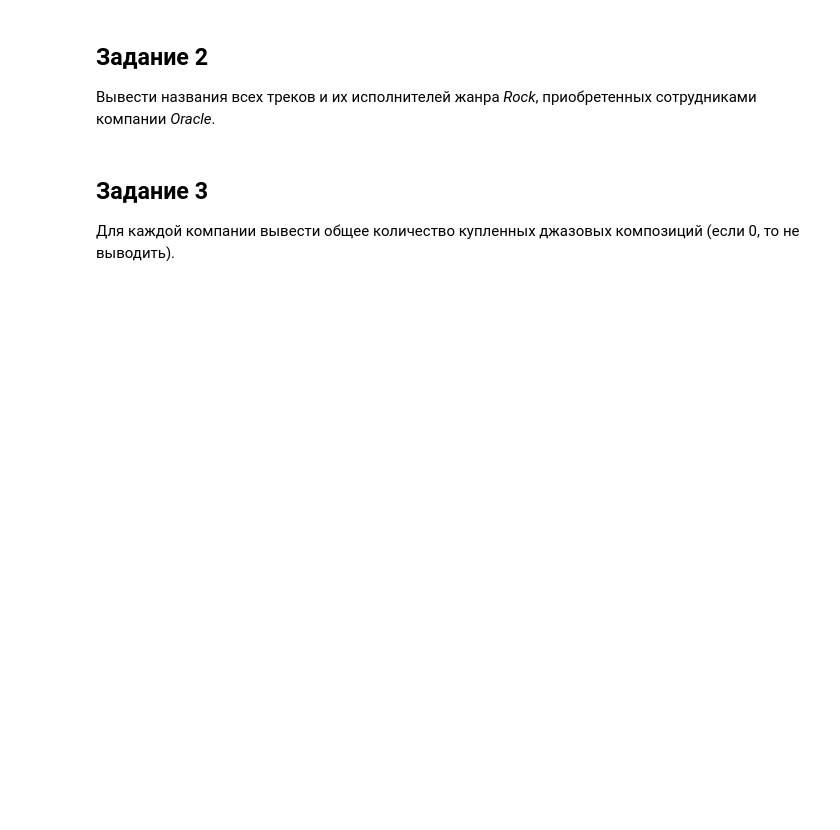
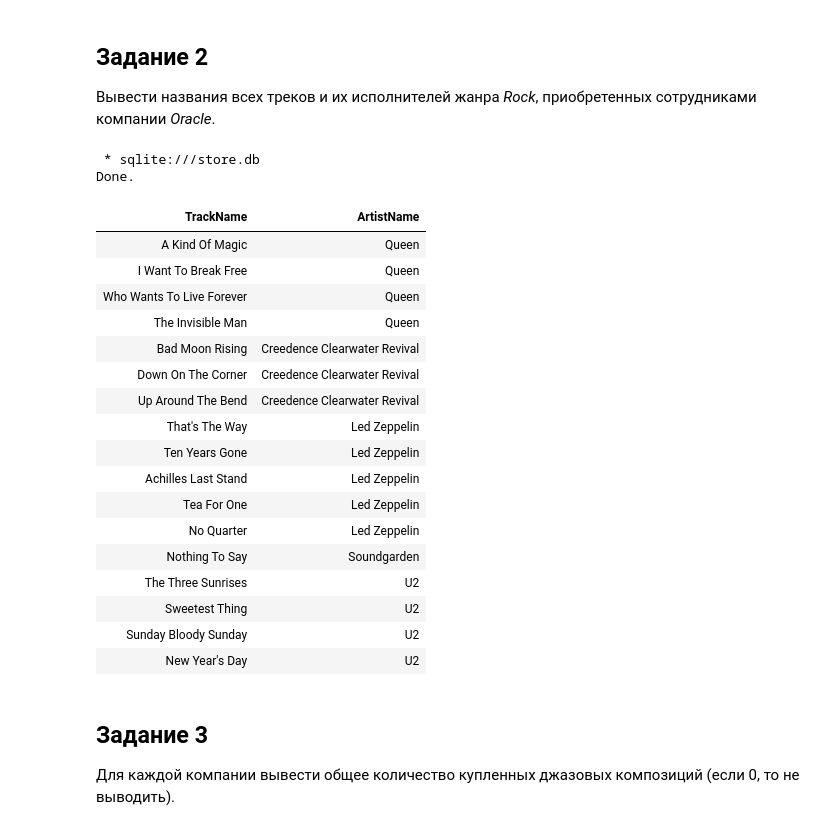
Before and after one commit to AstronomekDomansky/-.-1, a Jupyter notebook: _2.ipynb, the cells around one changed output. Cells and saved outputs as stored; diff of their text form; code cells hidden in the pictures; blank space fills up the shorter version.

```diff
--- a/_2.ipynb
+++ b/_2.ipynb
@@ -25,6 +30,47 @@ Done.
 # %% [markdown]
 ## Задание 2
 Вывести названия всех треков и их исполнителей жанра *Rock*, приобретенных сотрудниками компании *Oracle*.
+# %%
+%%sql
+SELECT t.Name AS TrackName, ar.Name AS ArtistName
+    FROM tracks t
+JOIN albums al ON t.AlbumId = al.AlbumId
+JOIN artists ar ON al.ArtistId = ar.ArtistId
+WHERE t.GenreId = (SELECT GenreId FROM genres WHERE Name = 'Rock')
+  AND t.TrackId IN (
+        SELECT ii.TrackId
+            FROM invoice_items ii
+        WHERE ii.InvoiceId IN (
+            SELECT inv.InvoiceId
+                FROM invoices inv
+            WHERE inv.CustomerId IN (
+                SELECT c.CustomerId
+                    FROM customers c
+                WHERE c.Company = 'Oracle'
+            )
+        )
+  );
+# %% [output]
+ * sqlite:///store.db
+Done.
+| TrackName | ArtistName |
+| A Kind Of Magic | Queen |
+| I Want To Break Free | Queen |
+| Who Wants To Live Forever | Queen |
+| The Invisible Man | Queen |
+| Bad Moon Rising | Creedence Clearwater Revival |
+| Down On The Corner | Creedence Clearwater Revival |
+| Up Around The Bend | Creedence Clearwater Revival |
+| That's The Way | Led Zeppelin |
+| Ten Years Gone | Led Zeppelin |
+| Achilles Last Stand | Led Zeppelin |
+| Tea For One | Led Zeppelin |
+| No Quarter | Led Zeppelin |
+| Nothing To Say | Soundgarden |
+| The Three Sunrises | U2 |
+| Sweetest Thing | U2 |
+| Sunday Bloody Sunday | U2 |
+| New Year's Day | U2 |
 # %% [markdown]
 ## Задание 3
 Для каждой компании вывести общее количество купленных джазовых композиций (если 0, то не выводить).
```
Also changed, not shown: parts of 6 cells of this notebook.
